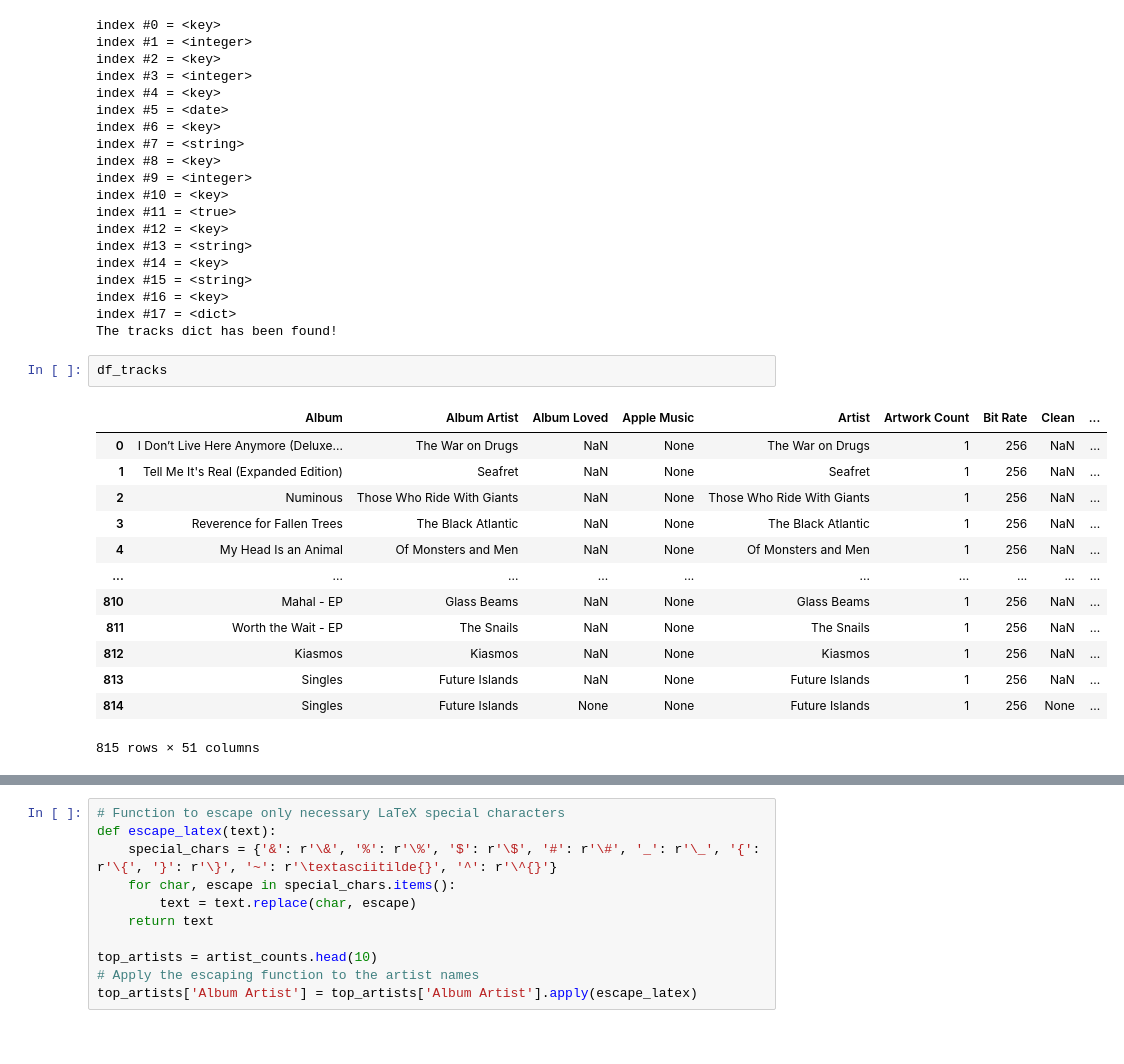
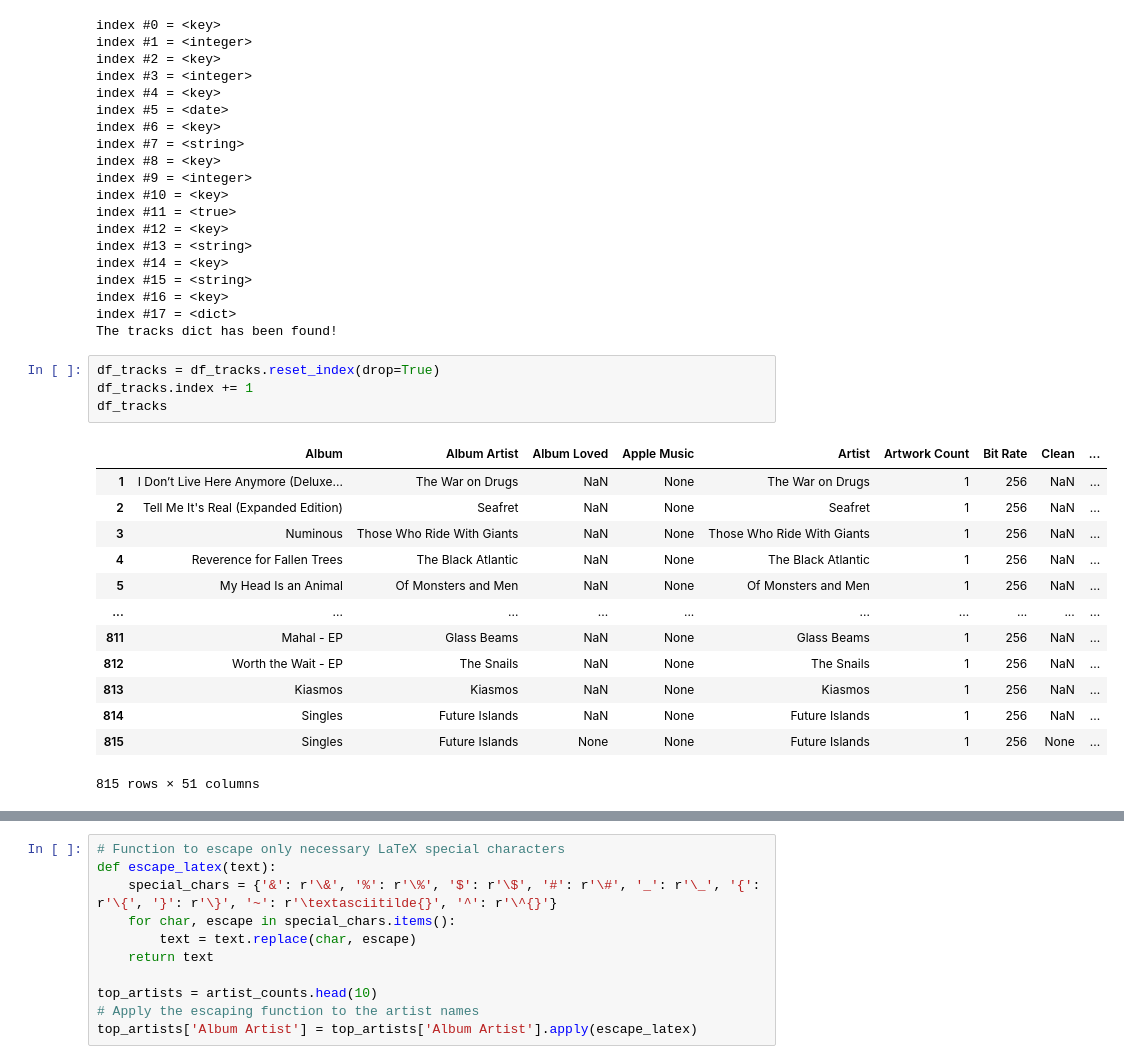
Before and after one commit to anvi-git/Project_Music_Library, a Jupyter notebook: notebook.ipynb, the cells around one changed output, grey strips where cells are left out. Saved outputs shown, nothing was run; the diff lists cells and outputs as text.

```diff
--- a/notebook.ipynb
+++ b/notebook.ipynb
@@ -127,20 +127,22 @@ index #15 = <string>
 index #16 = <key>
 index #17 = <dict>
 The tracks dict has been found!
-# %%
-df_tracks
-# %% [output]
-|  | Album | Album Artist | Album Loved | Apple Music | Artist | Artwork Count | Bit Rate | Clean | ... |
-| 0 | I Don’t Live Here Anymore (Deluxe... | The War on Drugs | NaN | None | The War on Drugs | 1 | 256 | NaN | ... |
-| 1 | Tell Me It's Real (Expanded Edition) | Seafret | NaN | None | Seafret | 1 | 256 | NaN | ... |
-| 2 | Numinous | Those Who Ride With Giants | NaN | None | Those Who Ride With Giants | 1 | 256 | NaN | ... |
-| 3 | Reverence for Fallen Trees | The Black Atlantic | NaN | None | The Black Atlantic | 1 | 256 | NaN | ... |
-| 4 | My Head Is an Animal | Of Monsters and Men | NaN | None | Of Monsters and Men | 1 | 256 | NaN | ... |
-| ... | ... | ... | ... | ... | ... | ... | ... | ... | ... |
-| 810 | Mahal - EP | Glass Beams | NaN | None | Glass Beams | 1 | 256 | NaN | ... |
-| 811 | Worth the Wait - EP | The Snails | NaN | None | The Snails | 1 | 256 | NaN | ... |
-| 812 | Kiasmos | Kiasmos | NaN | None | Kiasmos | 1 | 256 | NaN | ... |
-| 813 | Singles | Future Islands | NaN | None | Future Islands | 1 | 256 | NaN | ... |
-| 814 | Singles | Future Islands | None | None | Future Islands | 1 | 256 | None | ... |
-815 rows × 51 columns
+# %%
+df_tracks = df_tracks.reset_index(drop=True)
+df_tracks.index += 1
+df_tracks
+# %% [output]
+|  | Album | Album Artist | Album Loved | Apple Music | Artist | Artwork Count | Bit Rate | Clean | ... |
+| 1 | I Don’t Live Here Anymore (Deluxe... | The War on Drugs | NaN | None | The War on Drugs | 1 | 256 | NaN | ... |
+| 2 | Tell Me It's Real (Expanded Edition) | Seafret | NaN | None | Seafret | 1 | 256 | NaN | ... |
+| 3 | Numinous | Those Who Ride With Giants | NaN | None | Those Who Ride With Giants | 1 | 256 | NaN | ... |
+| 4 | Reverence for Fallen Trees | The Black Atlantic | NaN | None | The Black Atlantic | 1 | 256 | NaN | ... |
+| 5 | My Head Is an Animal | Of Monsters and Men | NaN | None | Of Monsters and Men | 1 | 256 | NaN | ... |
+| ... | ... | ... | ... | ... | ... | ... | ... | ... | ... |
+| 811 | Mahal - EP | Glass Beams | NaN | None | Glass Beams | 1 | 256 | NaN | ... |
+| 812 | Worth the Wait - EP | The Snails | NaN | None | The Snails | 1 | 256 | NaN | ... |
+| 813 | Kiasmos | Kiasmos | NaN | None | Kiasmos | 1 | 256 | NaN | ... |
+| 814 | Singles | Future Islands | NaN | None | Future Islands | 1 | 256 | NaN | ... |
+| 815 | Singles | Future Islands | None | None | Future Islands | 1 | 256 | None | ... |
+815 rows × 51 columns
 # %%
```
Also changed, not shown: parts of 4 cells of this notebook, 1 other file.
